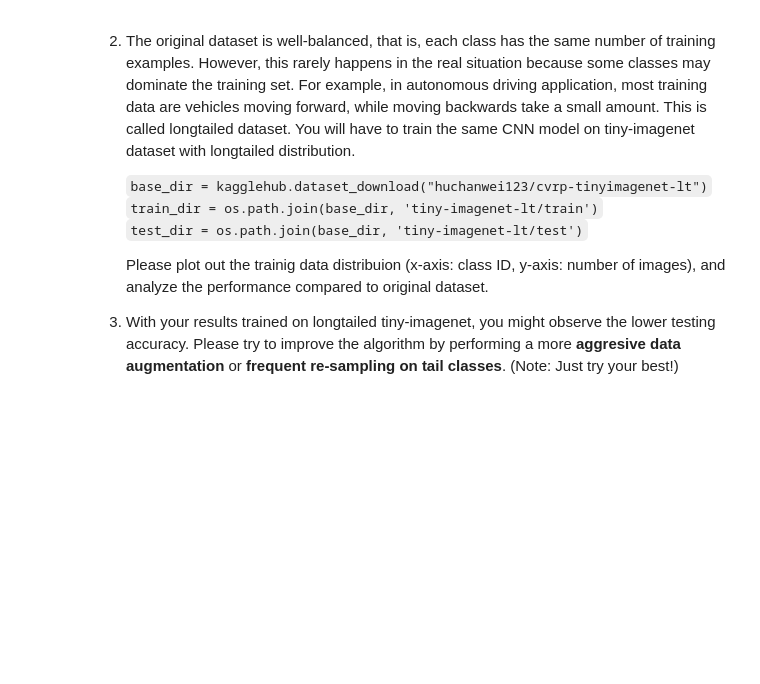
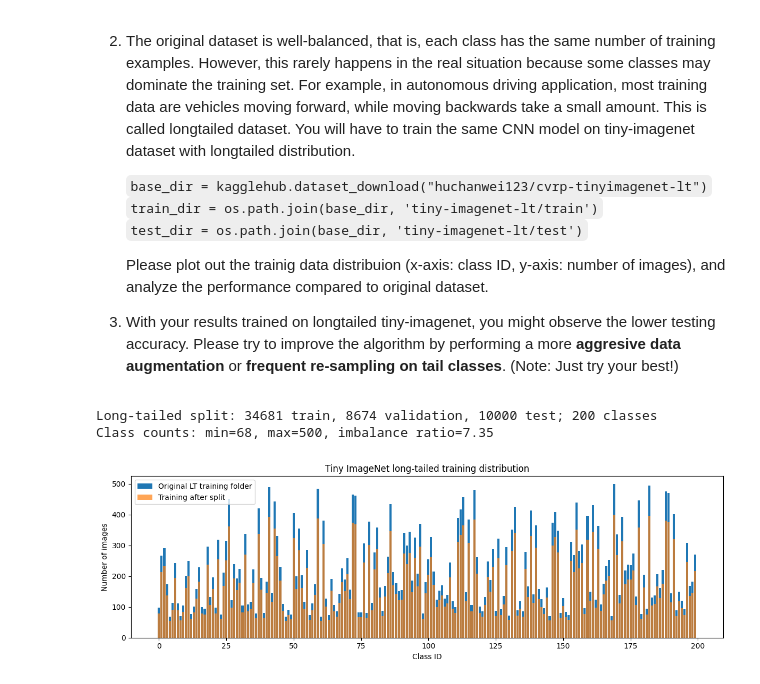
Before and after one commit to Sam-0505/assignment_1, a Jupyter notebook: AI4CV_hw1_part1.ipynb, the cells around one changed output. Cells and saved outputs as stored; diff of their text form; code cells hidden in the pictures; blank space fills up the shorter version.

Commit message:
part2 and part1 done

```diff
--- a/AI4CV_hw1_part1.ipynb
+++ b/AI4CV_hw1_part1.ipynb
@@ -658,3 +660,52 @@ plt.show()
 
    Please plot out the trainig data distribuion (x-axis: class ID, y-axis: number of images), and analyze the performance compared to original dataset.
 3. With your results trained on longtailed tiny-imagenet, you might observe the lower testing accuracy. Please try to improve the algorithm by performing a more **aggresive data augmentation** or **frequent re-sampling on tail classes**. (Note: Just try your best!)
+# %%
+from torch.utils.data import WeightedRandomSampler
+import json
+import random
+
+lt_seed = 42
+lt_base_dir = kagglehub.dataset_download("huchanwei123/cvrp-tinyimagenet-lt")
+lt_train_dir = os.path.join(lt_base_dir, "tiny-imagenet-lt/train")
+lt_test_dir = os.path.join(lt_base_dir, "tiny-imagenet-lt/test")
+lt_train_dataset = ImageFolder(lt_train_dir, transform=train_transforms)
+lt_val_dataset = ImageFolder(lt_train_dir, transform=val_transforms)
+lt_test_dataset = ImageFolder(lt_test_dir, transform=val_transforms)
+assert lt_train_dataset.class_to_idx == lt_test_dataset.class_to_idx
+assert lt_train_dataset.class_to_idx == train_dataset.class_to_idx
+lt_labels = np.asarray(lt_train_dataset.targets)
+lt_class_counts = np.bincount(lt_labels, minlength=num_classes)
+lt_rng = np.random.default_rng(lt_seed)
+lt_train_indices, lt_val_indices = [], []
+for class_id in range(num_classes):
+    indices = np.flatnonzero(lt_labels == class_id)
+    lt_rng.shuffle(indices)
+    n_val = max(1, min(len(indices) - 1, int(round(val_ratio * len(indices)))))
+    lt_val_indices.extend(indices[:n_val].tolist())
+    lt_train_indices.extend(indices[n_val:].tolist())
+lt_train_set = Subset(lt_train_dataset, lt_train_indices)
+lt_val_set = Subset(lt_val_dataset, lt_val_indices)
+lt_train_counts = np.bincount(lt_labels[lt_train_indices], minlength=num_classes)
+lt_loader_options = dict(batch_size=batch_size, num_workers=4,
+                         pin_memory=(device.type == "cuda"))
+lt_val_loader = DataLoader(lt_val_set, shuffle=False, **lt_loader_options)
+lt_test_loader = DataLoader(lt_test_dataset, shuffle=False, **lt_loader_options)
+print(f"Long-tailed split: {len(lt_train_set)} train, {len(lt_val_set)} validation, "
+      f"{len(lt_test_dataset)} test; {num_classes} classes")
+print(f"Class counts: min={lt_class_counts.min()}, max={lt_class_counts.max()}, "
+      f"imbalance ratio={lt_class_counts.max() / lt_class_counts.min():.2f}")
+plt.figure(figsize=(12, 4))
+plt.bar(np.arange(num_classes), lt_class_counts, label="Original LT training folder")
+plt.bar(np.arange(num_classes), lt_train_counts, alpha=0.7, label="Training after split")
+plt.xlabel("Class ID")
+plt.ylabel("Number of images")
+plt.title("Tiny ImageNet long-tailed training distribution")
+plt.legend()
+plt.tight_layout()
+plt.savefig("part1_lt_distribution.png", dpi=150)
+plt.show()
+# %% [output]
+Long-tailed split: 34681 train, 8674 validation, 10000 test; 200 classes
+Class counts: min=68, max=500, imbalance ratio=7.35
+[figure, added]
```
Also changed, not shown: parts of 4 cells of this notebook, 1 other file.
